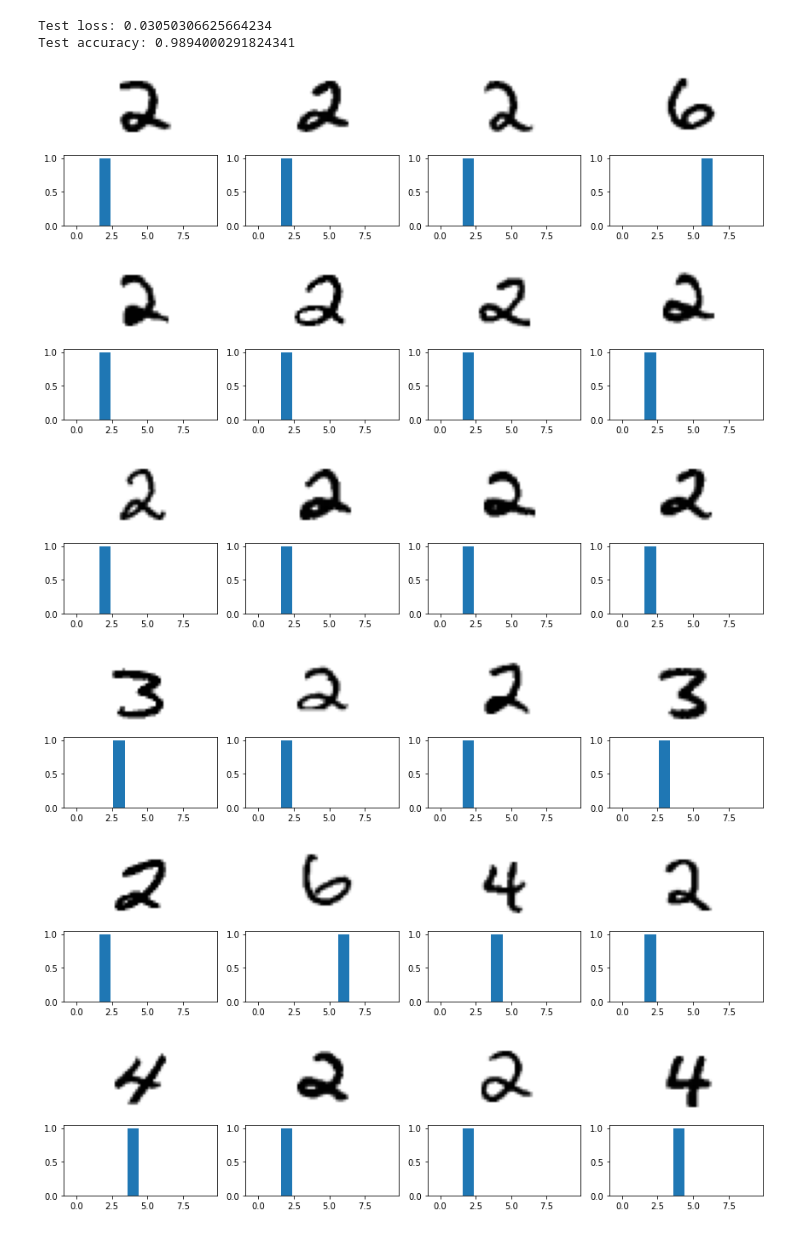
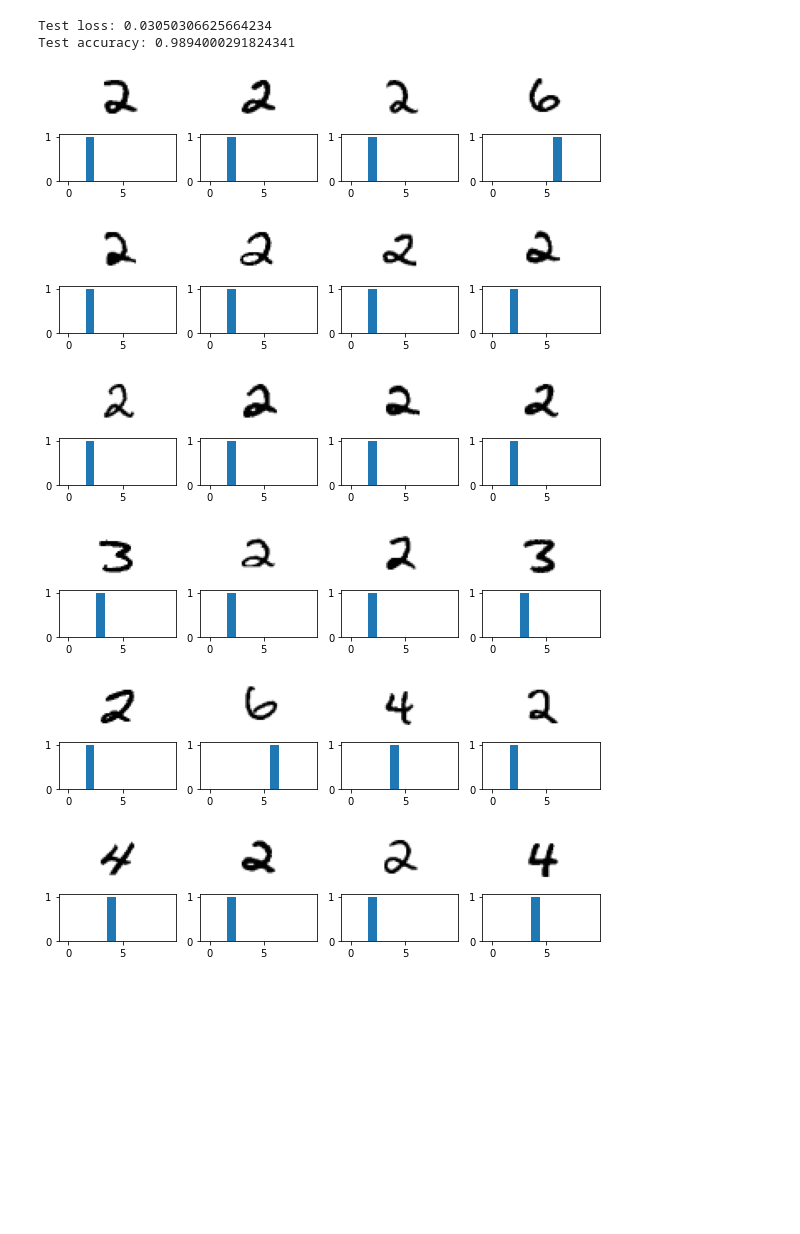
Before and after one commit to tknuth/teaching-notebooks, a Jupyter notebook: simple-mnist-convnet.ipynb, the cells around one changed output. Drawn from its saved outputs; the diff is of its cells as text; code cells hidden in the pictures; blank space fills up the shorter version.

```diff
--- a/simple-mnist-convnet.ipynb
+++ b/simple-mnist-convnet.ipynb
@@ -80,25 +80,25 @@ Test accuracy: 0.9894000291824341
 # %%
 def find_indices_by_sorted_entropy(data, ascend):
     return np.argsort(entropy(data, axis=-1))[::1 if ascend else -1]
 
 def plot(ascend=False):
     nrows = 8
     ncols = 4
 
     for z in range(nrows):
-        fig, axs = plt.subplots(nrows=2, ncols=ncols, figsize=(12,3))
+        fig, axs = plt.subplots(nrows=2, ncols=ncols, figsize=(8,2))
         uncertain_indices = find_indices_by_sorted_entropy(p_test, ascend)
         for i, (upper, lower) in enumerate(axs.T):
             upper.imshow(x_test[uncertain_indices][z*nrows+i], cmap="binary")
             upper.axis("off")
             lower.bar(np.arange(10), p_test[uncertain_indices][z*nrows+i])
         plt.tight_layout()
 
 plot(True)
 # %% [output]
-[figure, old version]
+[figure, new version]
-[figure, old version]
+[figure, new version]
-[figure, old version]
+[figure, new version]
-[figure, old version]
+[figure, new version]
-[figure, old version]
+[figure, new version]
-[figure, old version]
+[figure, new version]
```
Also changed, not shown: parts of 2 cells of this notebook.
